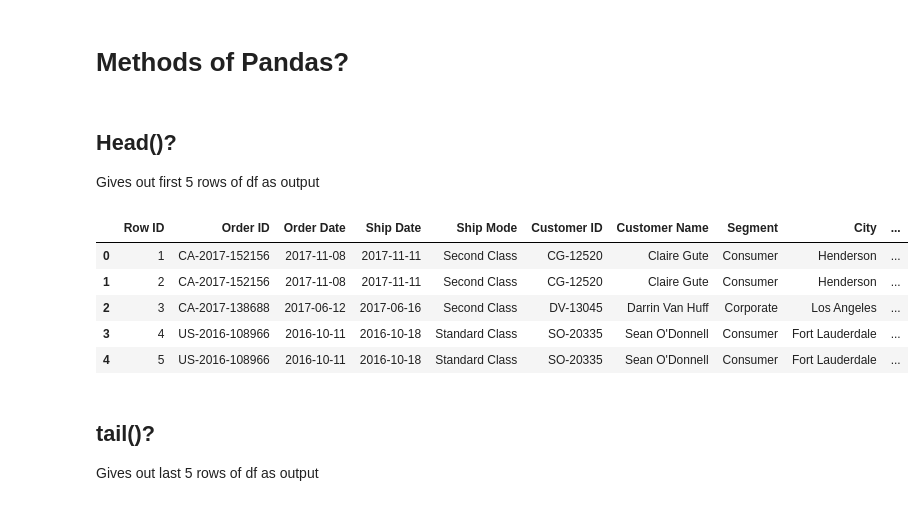
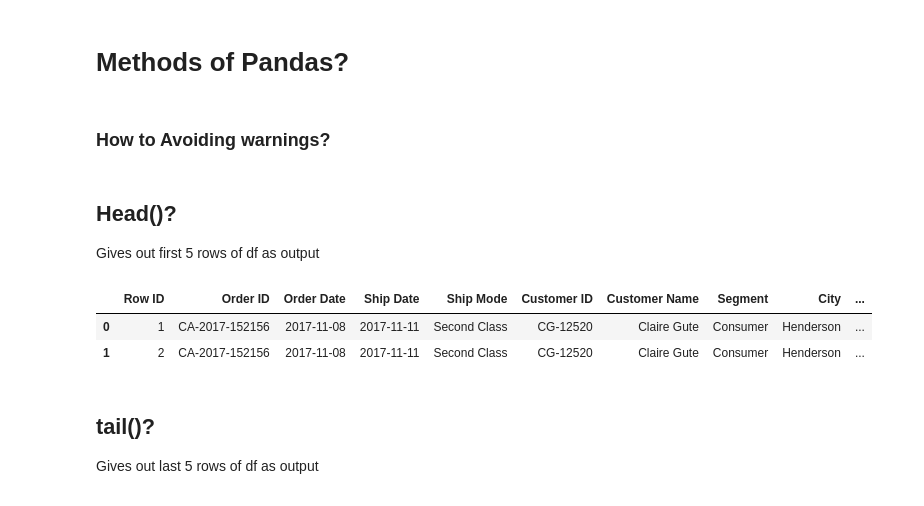
Before and after one commit to albertodavincishekhawat/3RI, a Jupyter notebook: analytics/2. Pandas.ipynb, the cells around one changed output. Drawn from its saved outputs; the diff is of its cells as text; code cells hidden in the pictures.

```diff
--- a/analytics/2. Pandas.ipynb
+++ b/analytics/2. Pandas.ipynb
@@ -181,2 +193,4 @@ df5
 # %% [markdown]
 # Methods of Pandas?
+# %% [markdown]
+### How to Avoiding warnings?
@@ -186,14 +206,11 @@ df = pd.read_excel(r"files/SampleSuperstore.xlsx")
 ## Head()?
 Gives out first 5 rows of df  as output
 # %%
-df.head()
+df.head(2)
 # %% [output]
 |  | Row ID | Order ID | Order Date | Ship Date | Ship Mode | Customer ID | Customer Name | Segment | City | ... |
 | 0 | 1 | CA-2017-152156 | 2017-11-08 | 2017-11-11 | Second Class | CG-12520 | Claire Gute | Consumer | Henderson | ... |
 | 1 | 2 | CA-2017-152156 | 2017-11-08 | 2017-11-11 | Second Class | CG-12520 | Claire Gute | Consumer | Henderson | ... |
-| 2 | 3 | CA-2017-138688 | 2017-06-12 | 2017-06-16 | Second Class | DV-13045 | Darrin Van Huff | Corporate | Los Angeles | ... |
-| 3 | 4 | US-2016-108966 | 2016-10-11 | 2016-10-18 | Standard Class | SO-20335 | Sean O'Donnell | Consumer | Fort Lauderdale | ... |
-| 4 | 5 | US-2016-108966 | 2016-10-11 | 2016-10-18 | Standard Class | SO-20335 | Sean O'Donnell | Consumer | Fort Lauderdale | ... |
 # %% [markdown]
 ## tail()?
 Gives out last 5 rows of df  as output
```
Also changed, not shown: parts of 45 cells of this notebook, 1 other file.
